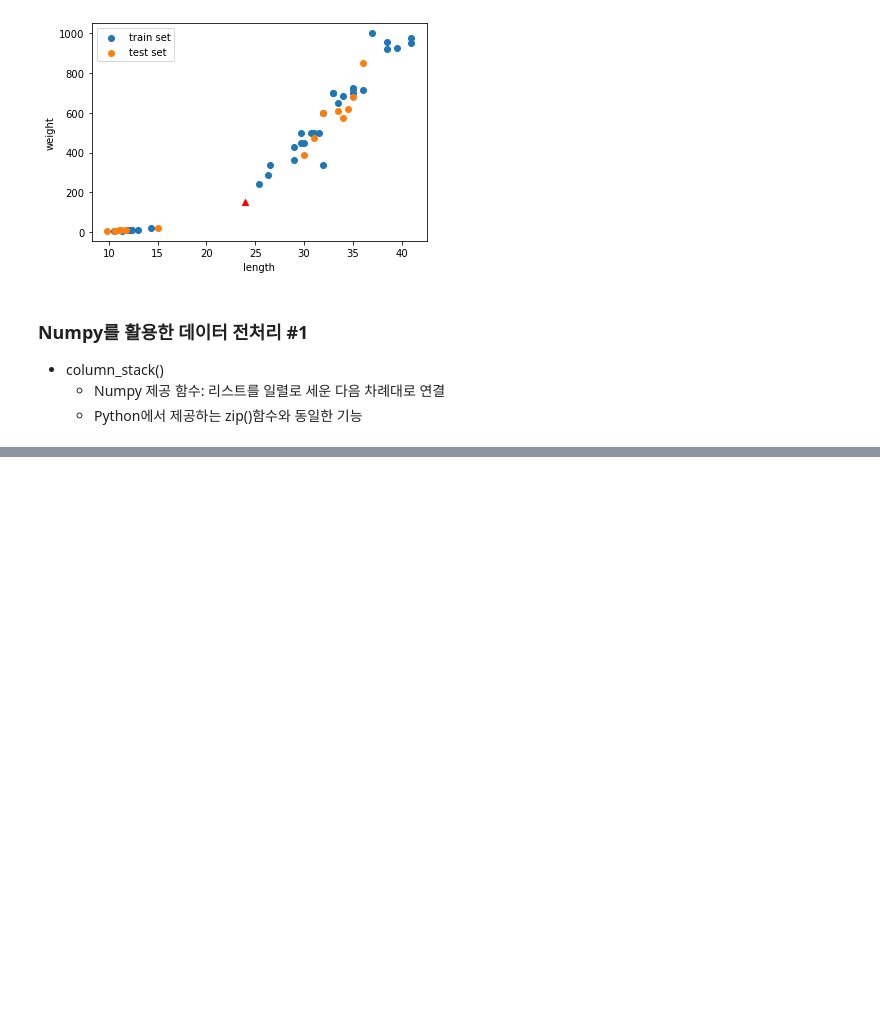
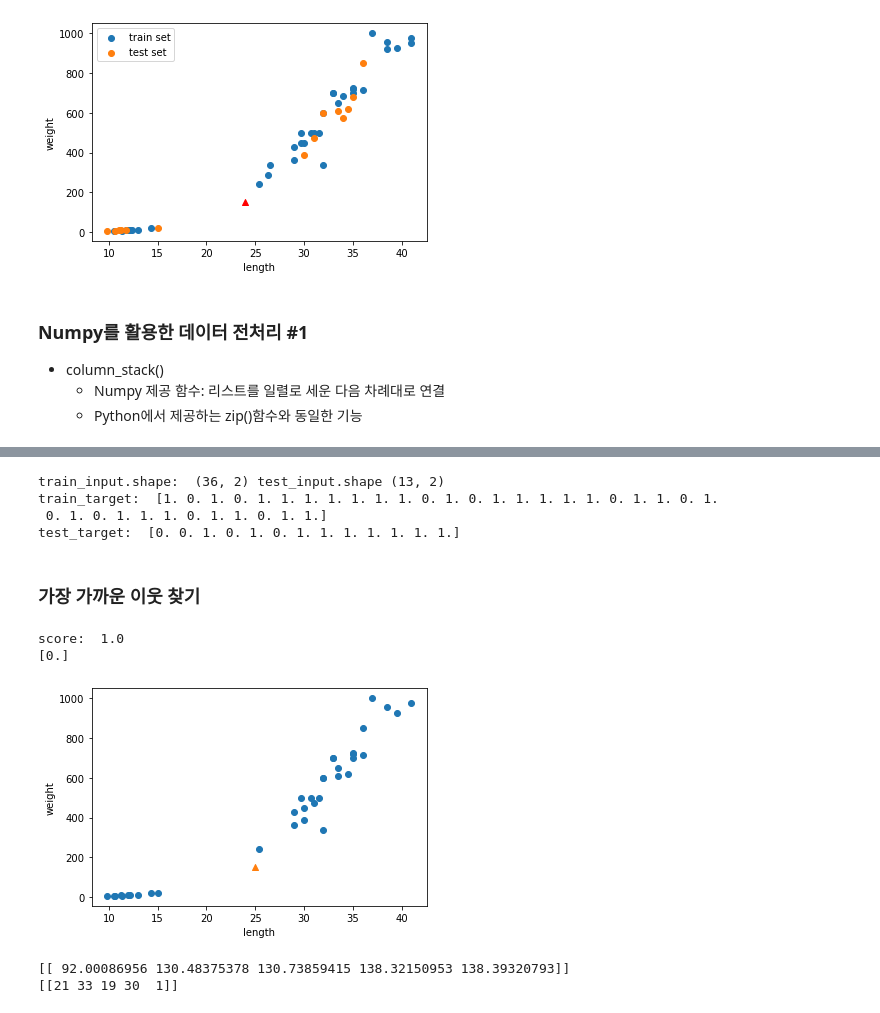
Before and after one commit to qud0511/Machine-Learning, a Jupyter notebook: ML02.ipynb, the cells around one changed output, grey strips where cells are left out. Cells and saved outputs as stored; diff of their text form; code cells hidden in the pictures; blank space fills up the shorter version.

```diff
--- a/ML02.ipynb
+++ b/ML02.ipynb
@@ -238,3 +238,7 @@ predict(길이 25cm, 무게 150kg):  [0]
 - column_stack()
     - Numpy 제공 함수: 리스트를 일렬로 세운 다음 차례대로 연결
     - Python에서 제공하는 zip()함수와 동일한 기능
+# %%
+#	column_stack((list1,	list2)):	튜플 형태로 전달
+fish_data = np.column_stack((fish_length, fish_weight))
+print(fish_data[:5])
@@ -240,0 +265,3 @@ predict(길이 25cm, 무게 150kg):  [0]
+# %%
+fish_target = np.concatenate((np.ones(35), np.zeros(14)))
+print(fish_target)
@@ -240,0 +289,59 @@ predict(길이 25cm, 무게 150kg):  [0]
+# %%
+# • 4개의 데이터 셋을 리턴
+from cgi import print_arguments
+from distutils.util import strtobool
+from random import random
+from sklearn.model_selection import train_test_split
+
+train_input, test_input, train_target, test_target = train_test_split(
+    fish_data, fish_target, stratify=fish_target, random_state=42)
+
+print('train_input.shape: ', train_input.shape,
+'test_input.shape', test_input.shape)
+
+print('train_target: ', train_target)
+print('test_target: ', test_target)
+# %% [output]
+train_input.shape:  (36, 2) test_input.shape (13, 2)
+train_target:  [1. 0. 1. 0. 1. 1. 1. 1. 1. 1. 1. 0. 1. 0. 1. 1. 1. 1. 1. 0. 1. 1. 0. 1.
+ 0. 1. 0. 1. 1. 1. 0. 1. 1. 0. 1. 1.]
+test_target:  [0. 0. 1. 0. 1. 0. 1. 1. 1. 1. 1. 1. 1.]
+# %% [markdown]
+### 가장 가까운 이웃 찾기
+# %%
+#  k-최근접 이웃 모델 적용
+# • train_test_split()함수로 나눈 데이터 사용
+
+from sklearn.neighbors import KNeighborsClassifier
+
+kn = KNeighborsClassifier()
+kn.fit(train_input, train_target)
+
+print("score: ", kn.score(test_input, test_target))
+
+#	25cm,	150g의 생선 분류 (수상한 도미)
+print(kn.predict([[25,	150]])) # 빙어(0)로 분류
+# %% [output]
+score:  1.0
+[0.]
+# %%
+#  길이 25cm, 무게 150g의 생선을 산점도로 표시
+import matplotlib.pyplot as plt
+
+plt.scatter(train_input[:, 0], train_input[:, 1])
+plt.scatter(25,	150,	marker='^')
+plt.xlabel('length')
+plt.ylabel('weight')
+plt.show()
+# %% [output]
+[figure, added]
+# %%
+#  가장 가까운 이웃과의 거리 계산
+# • kneighbors(): n_neighbors(default값 5)개의 이웃을 찾음
+
+distances, indexes = kn.kneighbors([[25, 150]])
+print(distances)
+print(indexes)
+# %% [output]
+[[ 92.00086956 130.48375378 130.73859415 138.32150953 138.39320793]]
+[[21 33 19 30  1]]
```
Also changed, not shown: parts of 9 cells of this notebook.
